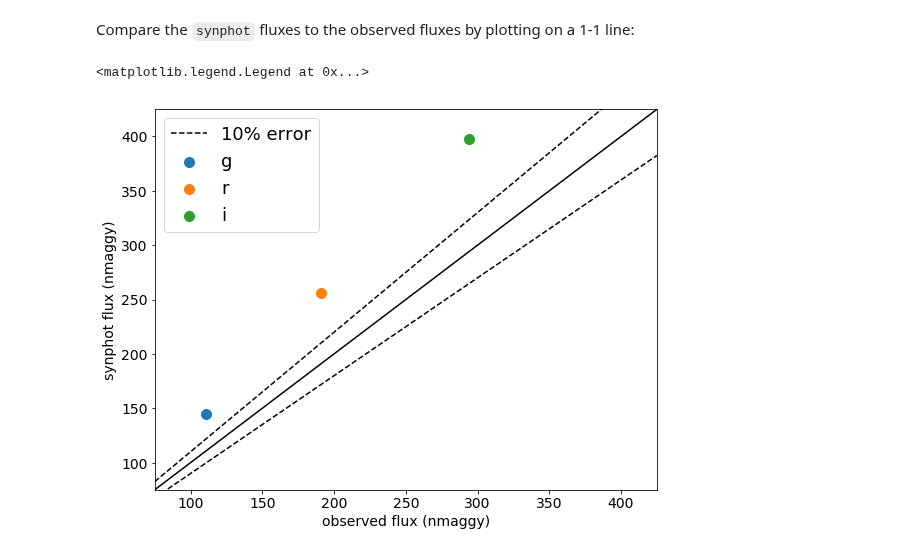
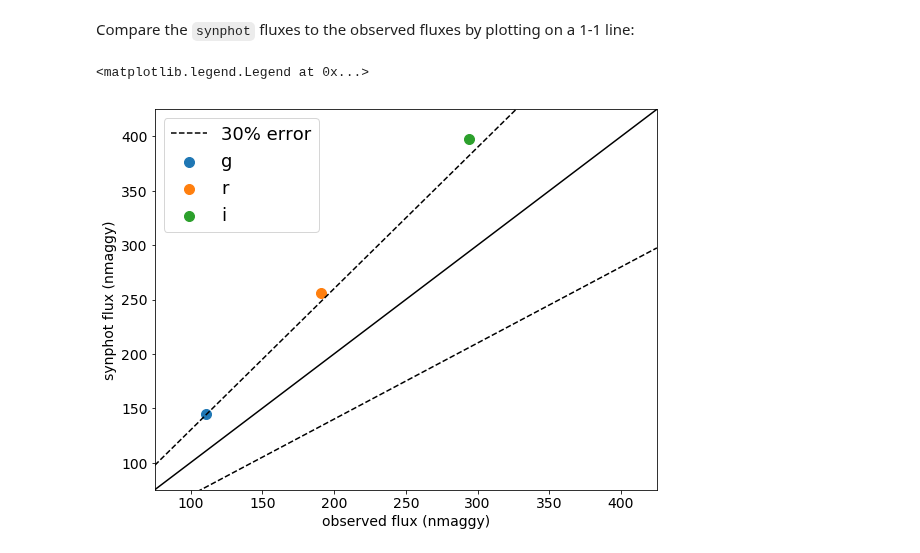
Before and after one commit to tcjansen/GSoC, a Jupyter notebook: empirical_photometry.ipynb, the cells around one changed output. Drawn from its saved outputs; the diff is of its cells as text; code cells hidden in the pictures.

Commit message:
Changed 10% error to 30% error in last figure

```diff
--- a/empirical_photometry.ipynb
+++ b/empirical_photometry.ipynb
@@ -159,24 +161,24 @@ Compare the `synphot` fluxes to the observed fluxes by plotting on a 1-1 line:
 # %%
 plt.rcParams.update({'font.size': 14})
 fig = plt.figure(figsize=(9, 7))
 
 for band in sdss_bands:
     plt.scatter(sdss_fluxes[band], fluxes[band],
                 s=100, label=band)
 
 # one-to-one line
 fluxrange = np.linspace(75, 425, 10)
 plt.plot(fluxrange, fluxrange, color='black')
-plt.plot(fluxrange, fluxrange * 0.9, color='black', ls='--', label='10% error')
-plt.plot(fluxrange, fluxrange * 1.1, color='black', ls='--')
+plt.plot(fluxrange, fluxrange * 0.7, color='black', ls='--', label='30% error')
+plt.plot(fluxrange, fluxrange * 1.3, color='black', ls='--')
 
 plt.ylabel('synphot flux (nmaggy)', size='14')
 plt.xlabel('observed flux (nmaggy)', size='14')
 
 plt.xlim(75, 425)
 plt.ylim(75, 425)
 
 plt.legend(prop={'size': 18})
 # %% [output]
 <matplotlib.legend.Legend at 0x...>
-[figure, old version]
+[figure, new version]
```
Also changed, not shown: parts of 4 cells of this notebook.
